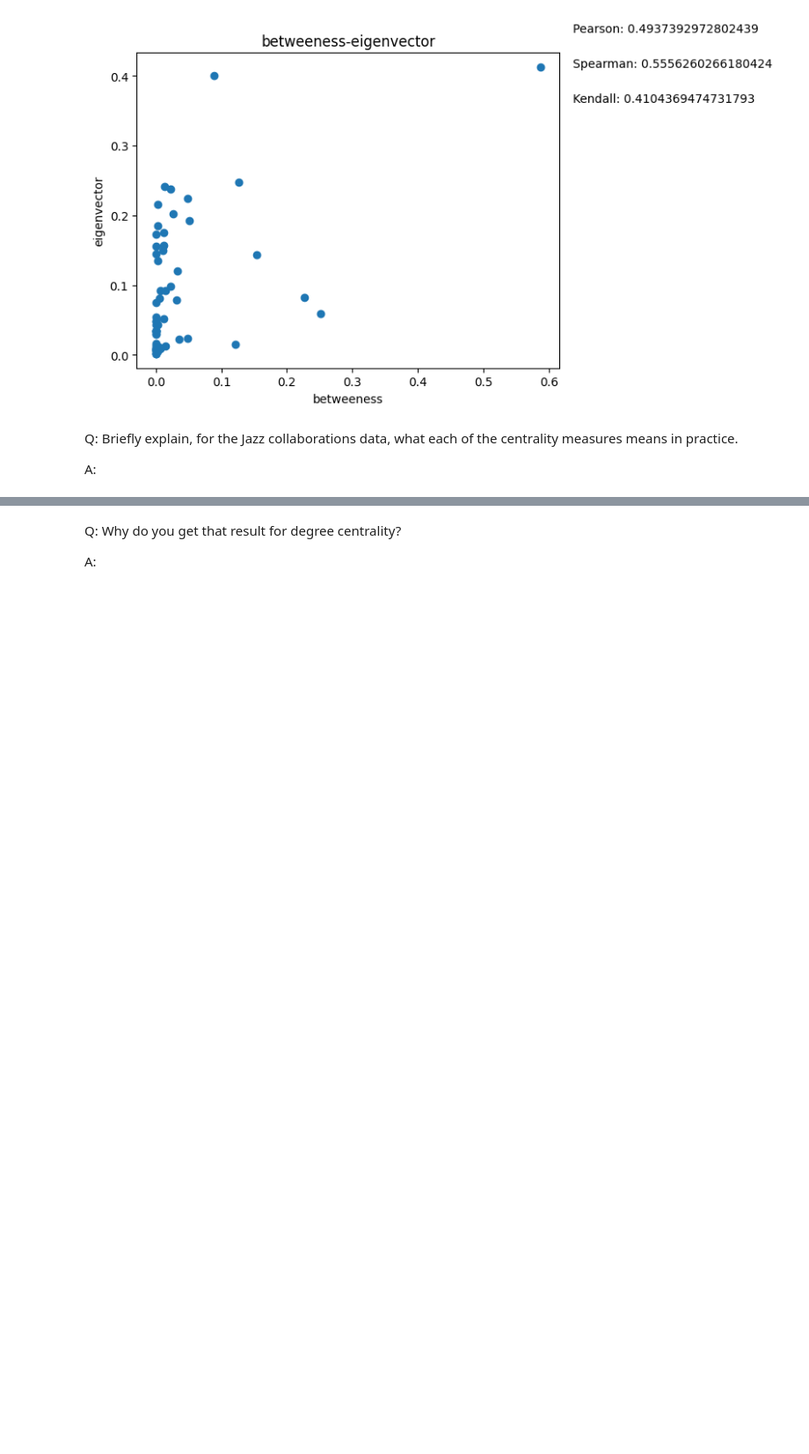
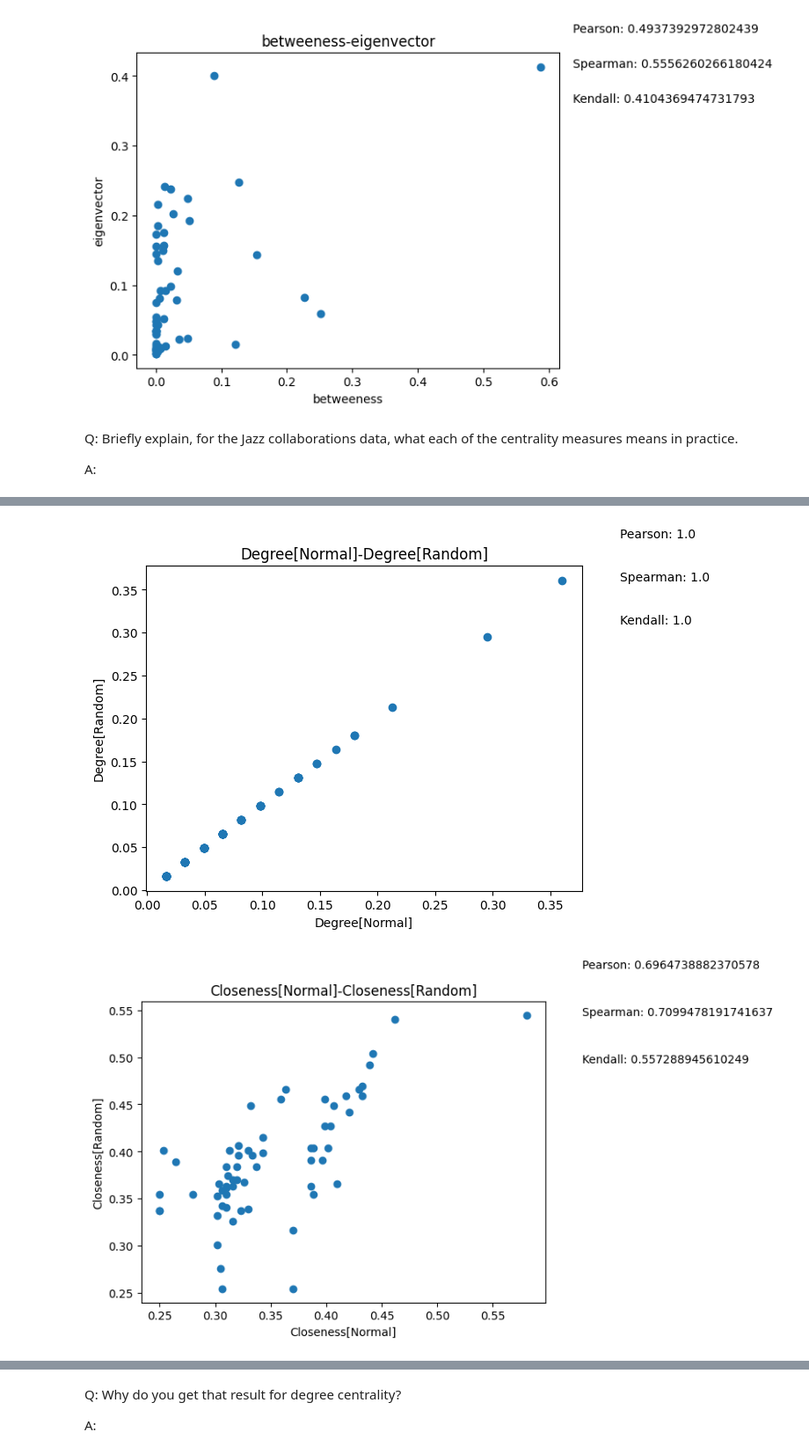
Before and after one commit to huyim/Netsci, a Jupyter notebook: Assi3/Hu_Yiming_EX3.ipynb, the cells around one changed output, grey strips where cells are left out. Shown at 88% size. Drawn from its saved outputs; the diff is of its cells as text; code cells hidden in the pictures; blank space fills up the shorter version.

```diff
--- a/Assi3/Hu_Yiming_EX3.ipynb
+++ b/Assi3/Hu_Yiming_EX3.ipynb
@@ -117,0 +156,9 @@ grnd_terrorists = nx.algorithms.smallworld.random_reference(g_terrorists,niter =
+# %%
+#Terrorists
+cmp_cen(g_terrorists, grnd_terrorists, "degree")
+cmp_cen(g_terrorists, grnd_terrorists, "closeness")
+cmp_cen(g_terrorists, grnd_terrorists, "betweeness")
+cmp_cen(g_terrorists, grnd_terrorists, "eigenvector")
+# %% [output]
+[figure, added]
+[figure, added]
```
Also changed, not shown: parts of 7 cells of this notebook, 1 other file.
